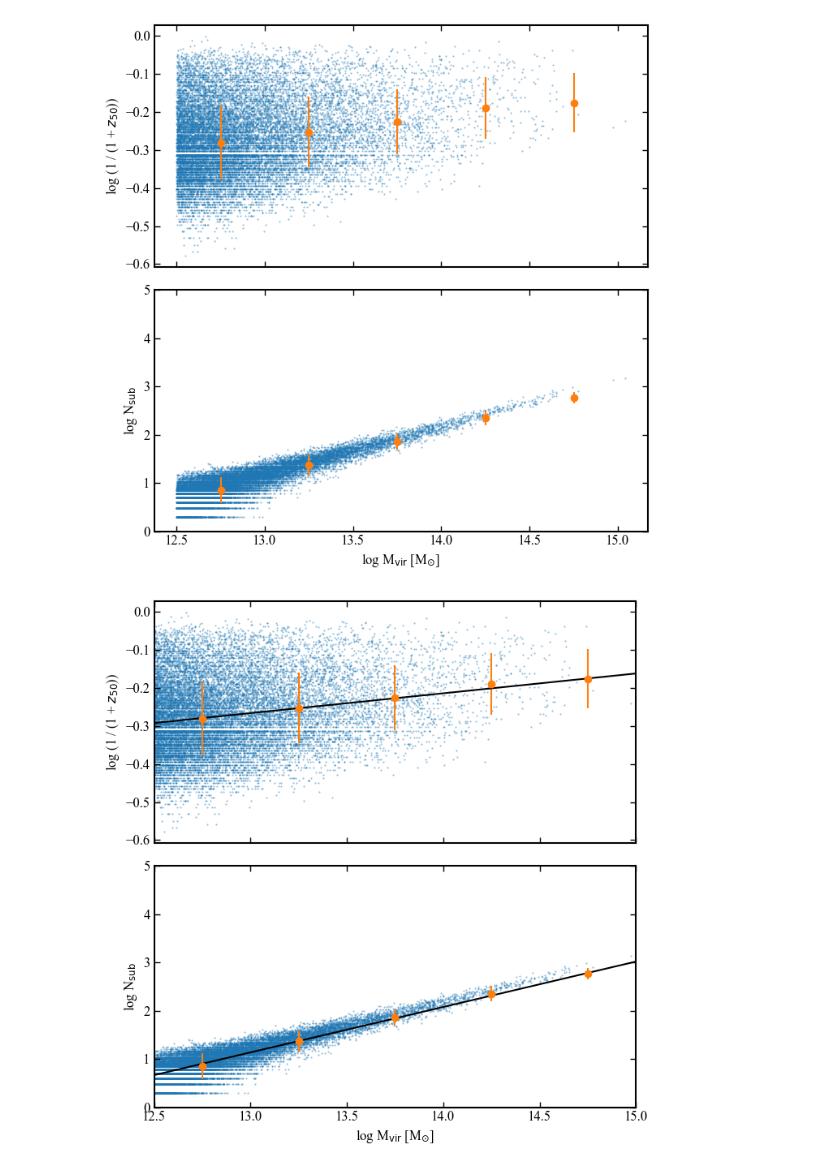
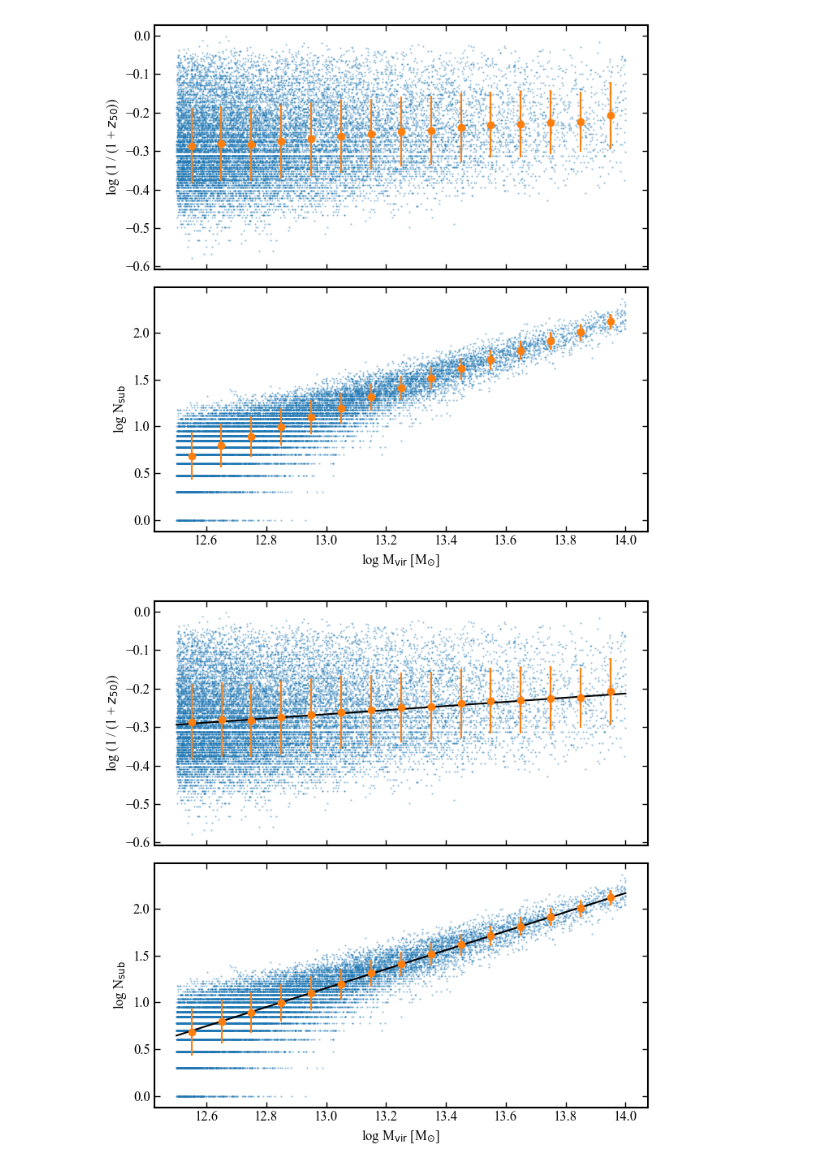
Before and after one commit to jsmonzon/MassSpec, a Jupyter notebook: notebooks/abundance/bolshoi.ipynb, the cells around one changed output. Cells and saved outputs as stored; diff of their text form; code cells hidden in the pictures.

```diff
--- a/notebooks/abundance/bolshoi.ipynb
+++ b/notebooks/abundance/bolshoi.ipynb
@@ -61,20 +61,24 @@ def count_subhalos(catalog):
 # %%
-logMvir, z50, Nsub = count_subhalos(catalog)
+logMvir, a50, Nsub = count_subhalos(catalog)
 
-z50 = z50[np.isfinite(Nsub)]
+a50 = a50[np.isfinite(Nsub)]
 logMvir = logMvir[np.isfinite(Nsub)]
 Nsub = Nsub[np.isfinite(Nsub)]
 
 Nsub = Nsub[np.argsort(logMvir)]
-z50 = z50[np.argsort(logMvir)]
+a50 = a50[np.argsort(logMvir)]
 logMvir = logMvir[np.argsort(logMvir)]
+# %%
+Nsub = Nsub[logMvir <= 14]
+a50 = a50[logMvir <= 14]
+logMvir = logMvir[logMvir <= 14]
 # %%
 from scipy.stats import binned_statistic
-logMvir_bins = np.arange(12.5, 15.5, 0.5)
+logMvir_bins = np.arange(12.5, 14.1, 0.1)
 
 # ---- For y1 ----
-z50_mean, bin_edges, _ = binned_statistic(logMvir, z50, statistic='mean', bins=logMvir_bins)
-z50_std, _, _ = binned_statistic(logMvir, z50, statistic='std', bins=logMvir_bins)
+a50_mean, bin_edges, _ = binned_statistic(logMvir, a50, statistic='mean', bins=logMvir_bins)
+a50_std, _, _ = binned_statistic(logMvir, a50, statistic='std', bins=logMvir_bins)
 
 # ---- For y2 ----
 Nsub_mean, _, _ = binned_statistic(logMvir, Nsub, statistic='mean', bins=logMvir_bins)
@@ -86,24 +90,23 @@ bin_centers = 0.5 * (bin_edges[:-1] + bin_edges[1:])
 fig, ax = plt.subplots(2, 1, figsize=(double_textwidth, double_textwidth), sharex=True)
 
 
-ax[0].scatter(logMvir, z50, marker=".", s=1, alpha=0.5)
+ax[0].scatter(logMvir, a50, marker=".", s=1, alpha=0.5)
 ax[1].scatter(logMvir, Nsub, marker=".", s=1, alpha=0.5)
 
-ax[0].errorbar(bin_centers, z50_mean, yerr=z50_std, fmt="o", color="C1")
+ax[0].errorbar(bin_centers, a50_mean, yerr=a50_std, fmt="o", color="C1")
 ax[1].errorbar(bin_centers, Nsub_mean, yerr=Nsub_std, fmt="o", color="C1")
 
-# ax[0].plot(halo_smooth, z50_line(halo_smooth), color="k")
+# ax[0].plot(halo_smooth, a50_line(halo_smooth), color="k")
 # ax[1].plot(halo_smooth, Nsub_line(halo_smooth), color="k")
 
 ax[1].set_xlabel("log M$_{\\rm vir}$ [M$_{\\odot}$]")
 ax[0].set_ylabel("log (1 / (1 + $z_{50}$))")
 ax[1].set_ylabel("log N$_{\\rm sub}$")
-ax[1].set_ylim(0,5)
 
 plt.tight_layout()
 plt.show()
 # %% [output]
-[figure, old version]
+[figure, new version]
 # %%
 from scipy.optimize import minimize
 
@@ -151,11 +154,11 @@ def fit_line_asym_errors(x, y, yerr_up, yerr_down, p0=(1.0, 0.0)):
     m_best, b_best = result.x
     return m_best, b_best, result
 # %%
-halo_smooth = np.linspace(12, 15, 100)
+halo_smooth = np.linspace(12.5, 14, 100)
 
-m_z50, b_z50, res_z50 = fit_line_asym_errors(bin_centers, z50_mean, z50_std, z50_mean, p0=(0.5, 1.0))
-def z50_line(log_Mvir):
-    return m_z50*log_Mvir+b_z50
+m_a50, b_a50, res_a50 = fit_line_asym_errors(bin_centers, a50_mean, a50_std, a50_mean, p0=(0.5, 1.0))
+def a50_line(log_Mvir):
+    return m_a50*log_Mvir+b_a50
 
 m_Nsub, b_Nsub, res_Nsub = fit_line_asym_errors(bin_centers, Nsub_mean, Nsub_std, Nsub_std, p0=(1, 1.0))
 def Nsub_line(log_Mvir):
@@ -163,23 +166,21 @@ def Nsub_line(log_Mvir):
 # %%
 fig, ax = plt.subplots(2, 1, figsize=(double_textwidth, double_textwidth), sharex=True)
 
 
-ax[0].scatter(logMvir, z50, marker=".", s=1, alpha=0.5)
+ax[0].scatter(logMvir, a50, marker=".", s=1, alpha=0.5)
 ax[1].scatter(logMvir, Nsub, marker=".", s=1, alpha=0.5)
 
-ax[0].errorbar(bin_centers, z50_mean, yerr=z50_std, fmt="o", color="C1")
+ax[0].errorbar(bin_centers, a50_mean, yerr=a50_std, fmt="o", color="C1")
 ax[1].errorbar(bin_centers, Nsub_mean, yerr=Nsub_std, fmt="o", color="C1")
 
-ax[0].plot(halo_smooth, z50_line(halo_smooth), color="k")
+ax[0].plot(halo_smooth, a50_line(halo_smooth), color="k")
 ax[1].plot(halo_smooth, Nsub_line(halo_smooth), color="k")
 
 ax[1].set_xlabel("log M$_{\\rm vir}$ [M$_{\\odot}$]")
 ax[0].set_ylabel("log (1 / (1 + $z_{50}$))")
 ax[1].set_ylabel("log N$_{\\rm sub}$")
-ax[1].set_ylim(0,5)
 
-ax[0].set_xlim(12.5, 15)
 plt.tight_layout()
 plt.show()
 # %% [output]
-[figure, old version]
+[figure, new version]
```
Also changed, not shown: parts of 5 cells of this notebook, 21 other files.
